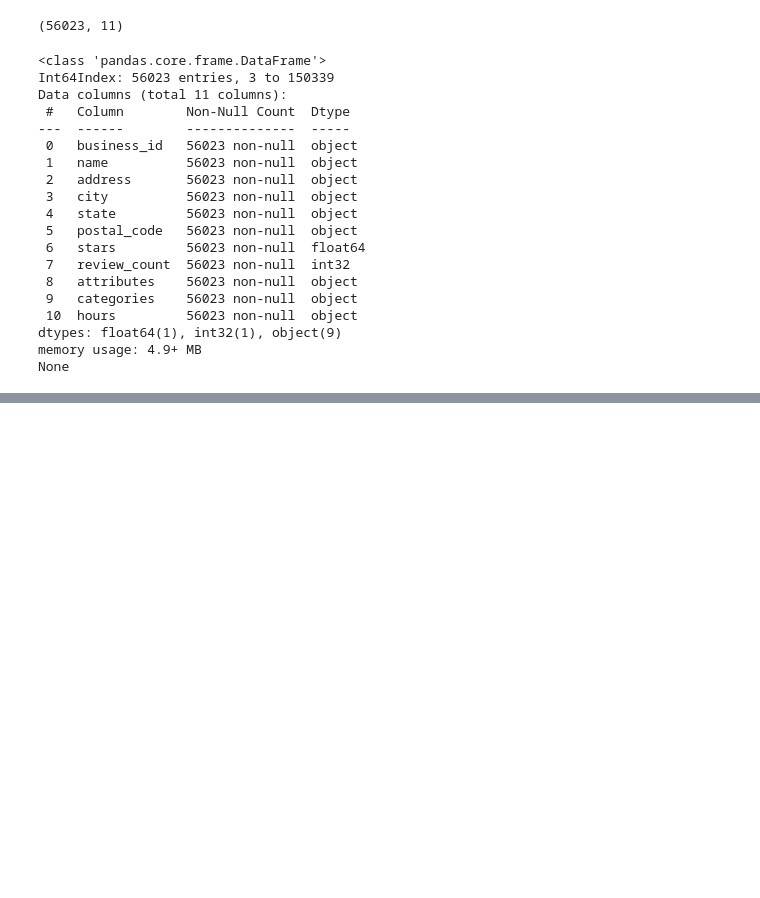
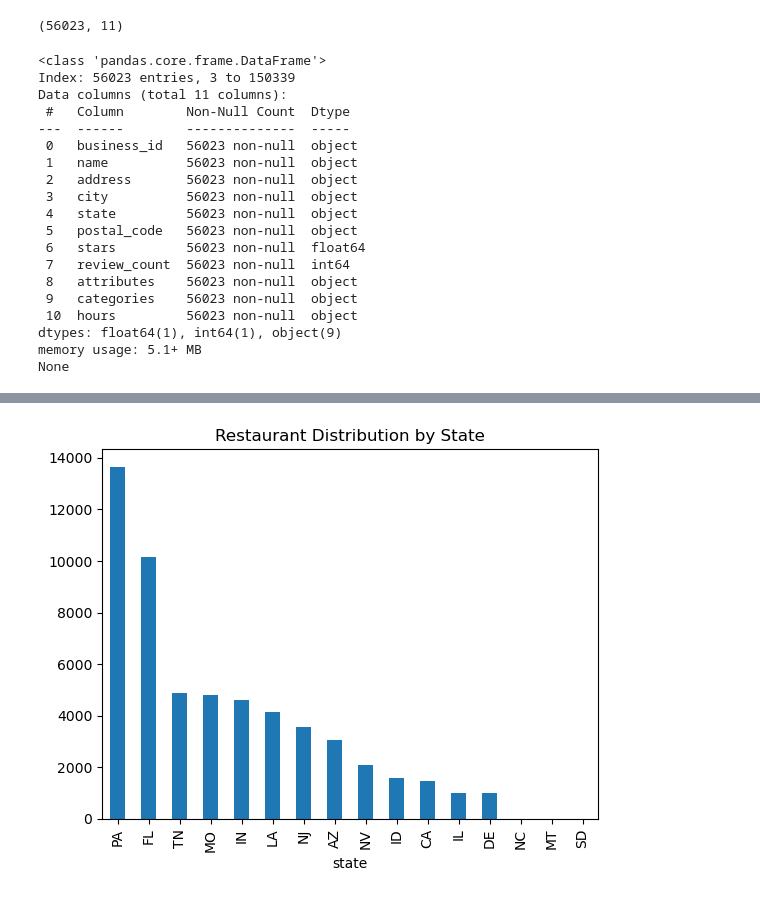
Before and after one commit to HongyuMu/Restaurant-Recommendation-Engine, a Jupyter notebook: Data Related/Yelp_Data.ipynb, the cells around one changed output, grey strips where cells are left out. Cells and saved outputs as stored; diff of their text form; code cells hidden in the pictures; blank space fills up the shorter version.

Commit message:
Visualization 1 and 3, skipped 2, referencing issue #3

```diff
--- a/Data Related/Yelp_Data.ipynb
+++ b/Data Related/Yelp_Data.ipynb
@@ -1,9 +6,6 @@
 # %%
-import json
-import pandas as pd
-
 # Define the path to your file
-file_path = "D:/Yelp_JSON/Yelp JSON/yelp_dataset/yelp_academic_dataset_business.json"
+file_path = "/Users/huyguy/Documents/Documents - Huy’s MacBook Pro/UW/Clubs/AAUW/Local Files/Yelp-JSON/Yelp JSON/yelp_dataset/yelp_academic_dataset_business.json"
 file_names = ['business', 'checkin', 'review', 'tip', 'user']
 
 # Dataset variables
@@ -147,7 +149,7 @@ Name: stars, dtype: float64
 print(us_restaurants.info())
 # %% [output]
 <class 'pandas.core.frame.DataFrame'>
-Int64Index: 56023 entries, 3 to 150339
+Index: 56023 entries, 3 to 150339
 Data columns (total 11 columns):
  #   Column        Non-Null Count  Dtype
 ---  ------        --------------  -----
@@ -158,12 +160,12 @@ Data columns (total 11 columns):
  4   state         56023 non-null  object
  5   postal_code   56023 non-null  object
  6   stars         56023 non-null  float64
- 7   review_count  56023 non-null  int32
+ 7   review_count  56023 non-null  int64
  8   attributes    56023 non-null  object
  9   categories    56023 non-null  object
  10  hours         56023 non-null  object
-dtypes: float64(1), int32(1), object(9)
-memory usage: 4.9+ MB
+dtypes: float64(1), int64(1), object(9)
+memory usage: 5.1+ MB
 None
 # %%
 df_cleaned = us_restaurants.reset_index(drop=True)
@@ -175,3 +177,9 @@ df_cleaned.head()
 | 2 | CF33F8-E6oudUQ46HnavjQ | Sonic Drive-In | 615 S Main St | Ashland City | TN | 37015 | 2.0 | 6 | {'BusinessParking': 'None', 'Busi... | ... |
 | 3 | bBDDEgkFA1Otx9Lfe7BZUQ | Sonic Drive-In | 2312 Dickerson Pike | Nashville | TN | 37207 | 1.5 | 10 | {'RestaurantsAttire': ''casual'',... | ... |
 | 4 | eEOYSgkmpB90uNA7lDOMRA | Vietnamese Food Truck |  | Tampa Bay | FL | 33602 | 4.0 | 10 | {'Alcohol': ''none'', 'OutdoorSea... | ... |
+# %%
+df_cleaned.state.value_counts().plot.bar()
+plt.title('Restaurant Distribution by State')
+plt.show()
+# %% [output]
+[figure, added]
```
Also changed, not shown: parts of 4 cells of this notebook.
